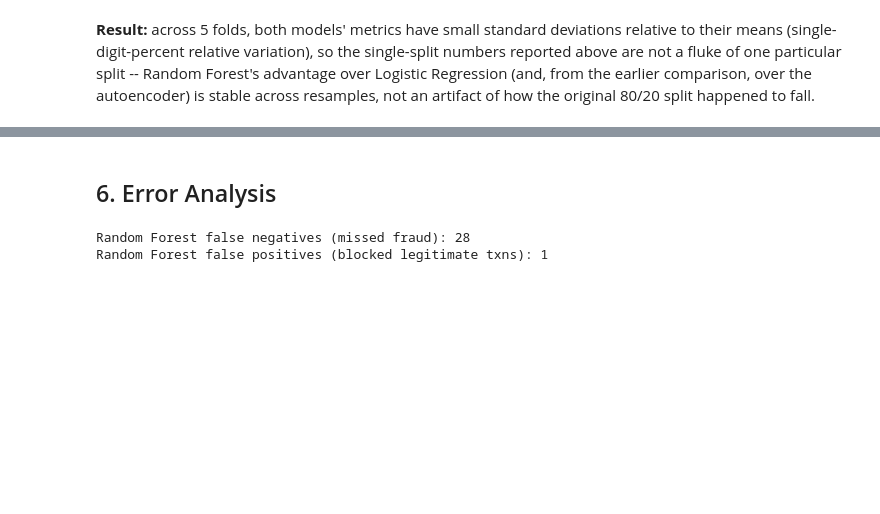
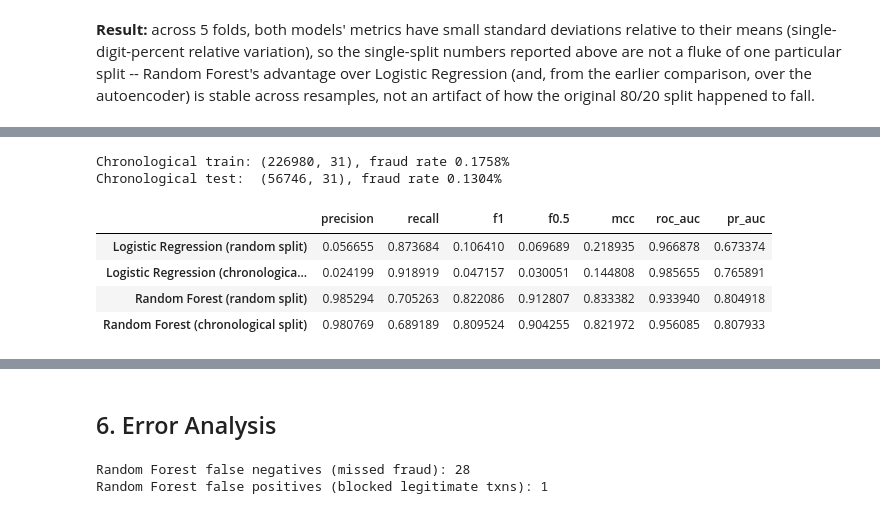
Before and after one commit to afaf-gharra/credit-card-fraud-detection-cyber-project, a Jupyter notebook: notebooks/fraud_detection_analysis.ipynb, the cells around one changed output, grey strips where cells are left out. Cells and saved outputs as stored; diff of their text form; code cells hidden in the pictures; blank space fills up the shorter version.

```diff
--- a/notebooks/fraud_detection_analysis.ipynb
+++ b/notebooks/fraud_detection_analysis.ipynb
@@ -576,11 +584,7 @@ Class
 1       95
 Name: count, dtype: int64
 # %%
-from sklearn.linear_model import LogisticRegression
-
-log_reg = LogisticRegression(
-    class_weight="balanced", max_iter=1000, random_state=RANDOM_SEED
-)
+log_reg = build_logistic_regression_pipeline()
 log_reg.fit(X_train, y_train)
 
 lr_pred = log_reg.predict(X_test)
@@ -637,11 +643,7 @@ distance/gradient geometry relative to the already-standardized PCA
 components for any model sensitive to feature scale (logistic regression's
 gradient descent among them).
 # %%
-from sklearn.ensemble import RandomForestClassifier
-
-rf = RandomForestClassifier(
-    n_estimators=200, class_weight="balanced", random_state=RANDOM_SEED, n_jobs=-1
-)
+rf = build_random_forest_pipeline()
 rf.fit(X_train, y_train)
 
 rf_pred = rf.predict(X_test)
@@ -1021,0 +1054,38 @@ of how the original 80/20 split happened to fall.
+# %%
+X_train_chrono, X_test_chrono, y_train_chrono, y_test_chrono = chronological_train_test_split(
+    df, supervised_features, target_col="Class"
+)
+print(f"Chronological train: {X_train_chrono.shape}, fraud rate "
+      f"{y_train_chrono.mean():.4%}")
+print(f"Chronological test:  {X_test_chrono.shape}, fraud rate "
+      f"{y_test_chrono.mean():.4%}")
+
+lr_chrono = build_logistic_regression_pipeline()
+lr_chrono.fit(X_train_chrono, y_train_chrono)
+lr_chrono_pred = lr_chrono.predict(X_test_chrono)
+lr_chrono_score = lr_chrono.predict_proba(X_test_chrono)[:, 1]
+
+rf_chrono = build_random_forest_pipeline()
+rf_chrono.fit(X_train_chrono, y_train_chrono)
+rf_chrono_pred = rf_chrono.predict(X_test_chrono)
+rf_chrono_score = rf_chrono.predict_proba(X_test_chrono)[:, 1]
+
+chrono_results = {
+    "Logistic Regression (random split)": lr_metrics,
+    "Logistic Regression (chronological split)": compute_metrics(
+        y_test_chrono, lr_chrono_pred, y_score=lr_chrono_score
+    ),
+    "Random Forest (random split)": rf_metrics,
+    "Random Forest (chronological split)": compute_metrics(
+        y_test_chrono, rf_chrono_pred, y_score=rf_chrono_score
+    ),
+}
+metrics_table(chrono_results)
+# %% [output]
+Chronological train: (226980, 31), fraud rate 0.1758%
+Chronological test:  (56746, 31), fraud rate 0.1304%
+|  | precision | recall | f1 | f0.5 | mcc | roc_auc | pr_auc |
+| Logistic Regression (random split) | 0.056655 | 0.873684 | 0.106410 | 0.069689 | 0.218935 | 0.966878 | 0.673374 |
+| Logistic Regression (chronologica... | 0.024199 | 0.918919 | 0.047157 | 0.030051 | 0.144808 | 0.985655 | 0.765891 |
+| Random Forest (random split) | 0.985294 | 0.705263 | 0.822086 | 0.912807 | 0.833382 | 0.933940 | 0.804918 |
+| Random Forest (chronological split) | 0.980769 | 0.689189 | 0.809524 | 0.904255 | 0.821972 | 0.956085 | 0.807933 |
```
Also changed, not shown: parts of 18 cells of this notebook, 10 other files.
